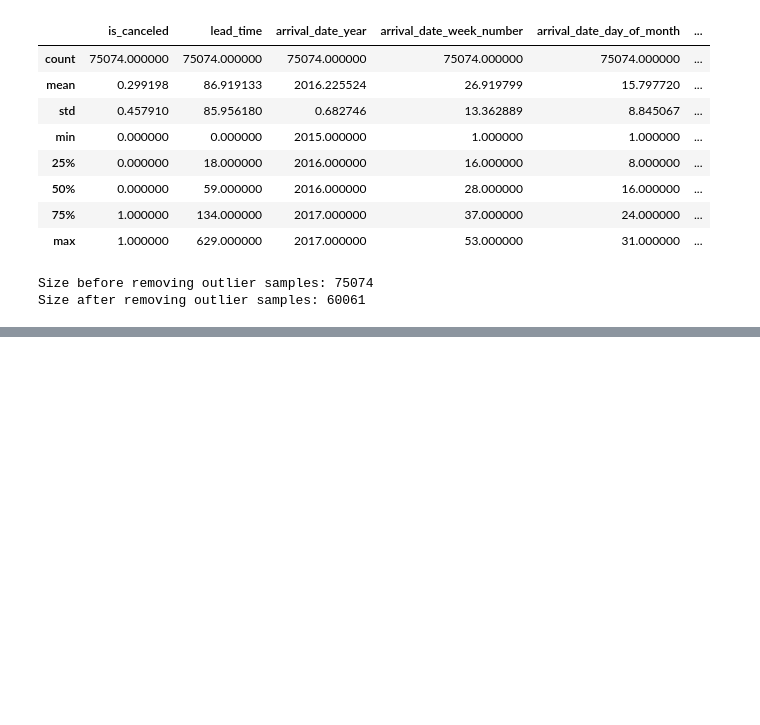
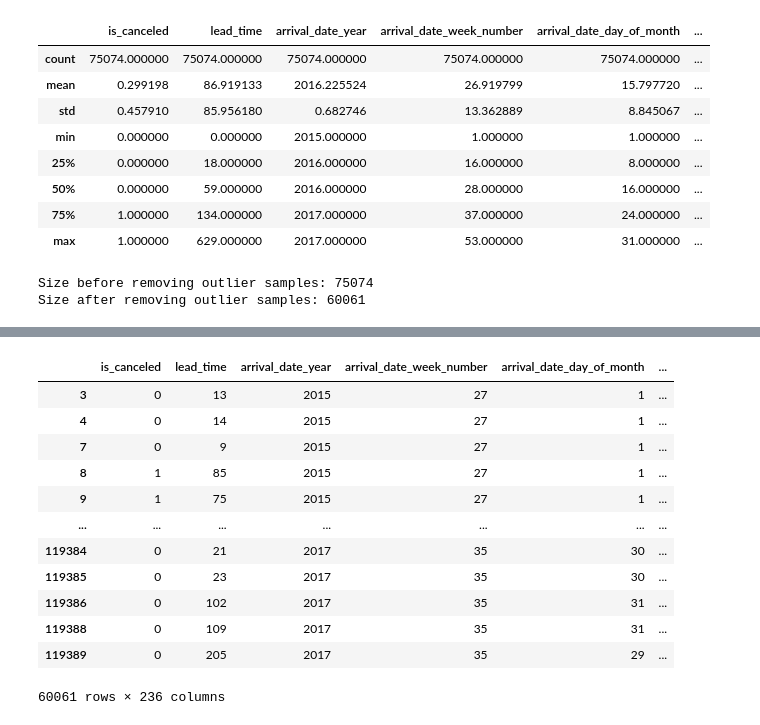
Before and after one commit to frktsc/hotel-booking, a Jupyter notebook: research.ipynb, the cells around one changed output, grey strips where cells are left out. Cells and saved outputs as stored; diff of their text form; code cells hidden in the pictures; blank space fills up the shorter version.

```diff
--- a/research.ipynb
+++ b/research.ipynb
@@ -219,0 +175,19 @@ data
+# %%
+from datetime import datetime
+
+# Function to combine year, month, and day columns and create a datetime object
+def create_date(year, month, day):
+    date_str = f"{year}-{month}-{day}"
+    return datetime.strptime(date_str, "%Y-%B-%d")
+
+# Applying the function to the dataset
+data['arrival_date'] = data.apply(lambda row: create_date(row['arrival_date_year'],
+                                                         row['arrival_date_month'],
+                                                         row['arrival_date_day_of_month']), axis=1)
+
+# Extracting new features from the arrival_date
+data['arrival_day_of_week'] = data['arrival_date'].dt.day_name()
+data['is_weekend'] = data['arrival_day_of_week'].isin(['Saturday', 'Sunday']).astype(int)
+
+# Displaying the new features
+data[['arrival_date', 'arrival_day_of_week', 'is_weekend']]
@@ -219,0 +214,3 @@ data
+# %%
+data['family_group'] = data['adults'] + data['babies'] + data['children']
+print(data['family_group'].max())
@@ -219,0 +219,2 @@ data
+# %%
+data['reservation_status_date'] = pd.to_datetime(data['reservation_status_date'])
@@ -219,0 +229,3 @@ data
+# %%
+data_encoded=pd.get_dummies(data[categorical_columns],drop_first=True)
+data_encoded
@@ -219,0 +246,17 @@ data
+# %%
+data_data =pd.concat([data[numerical_columns], data_encoded],axis=1)
+data_data
+# %% [output]
+|  | is_canceled | lead_time | arrival_date_year | arrival_date_week_number | arrival_date_day_of_month | ... |
+| 3 | 0 | 13 | 2015 | 27 | 1 | ... |
+| 4 | 0 | 14 | 2015 | 27 | 1 | ... |
+| 7 | 0 | 9 | 2015 | 27 | 1 | ... |
+| 8 | 1 | 85 | 2015 | 27 | 1 | ... |
+| 9 | 1 | 75 | 2015 | 27 | 1 | ... |
+| ... | ... | ... | ... | ... | ... | ... |
+| 119384 | 0 | 21 | 2017 | 35 | 30 | ... |
+| 119385 | 0 | 23 | 2017 | 35 | 30 | ... |
+| 119386 | 0 | 102 | 2017 | 35 | 31 | ... |
+| 119388 | 0 | 109 | 2017 | 35 | 31 | ... |
+| 119389 | 0 | 205 | 2017 | 35 | 29 | ... |
+60061 rows × 236 columns
```
Also changed, not shown: parts of 18 cells of this notebook, 2 other files.
